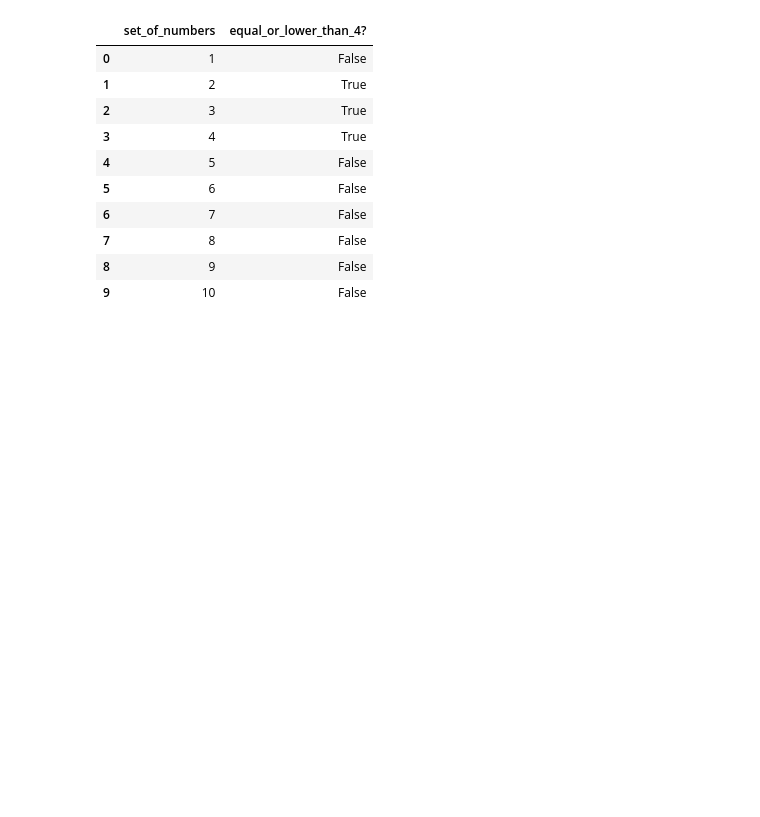
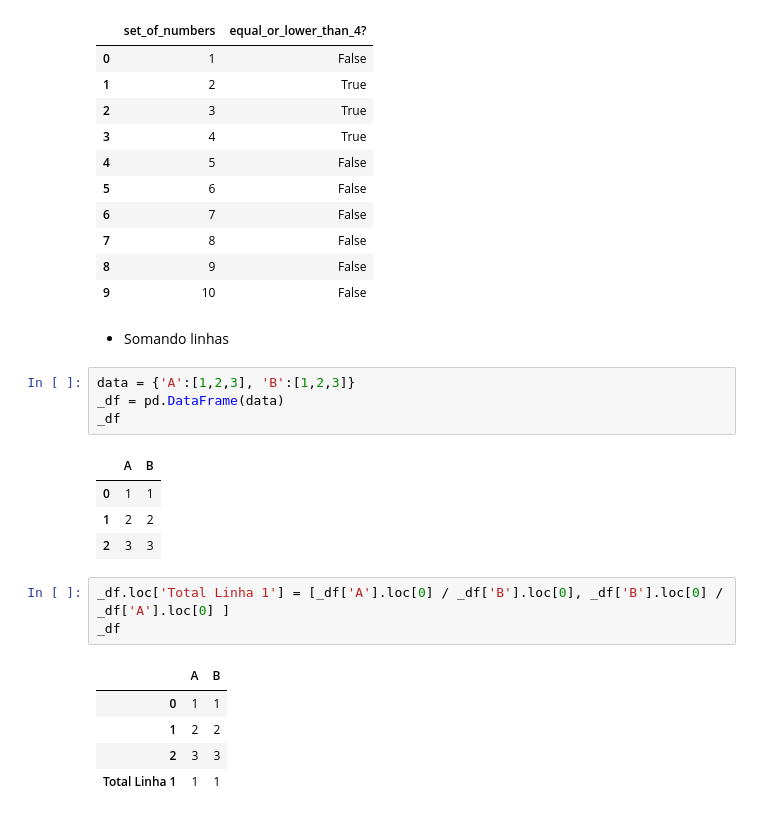
Before and after one commit to alexaugusto23/python_developer, a Jupyter notebook: Planejamento - Lógicas/Scripts e Notebooks/logicas_pyplan.ipynb, the cells around one changed output. Cells and saved outputs as stored; diff of their text form; blank space fills up the shorter version.

```diff
--- a/Planejamento - Lógicas/Scripts e Notebooks/logicas_pyplan.ipynb
+++ b/Planejamento - Lógicas/Scripts e Notebooks/logicas_pyplan.ipynb
@@ -1740,3 +1740,23 @@ See the caveats in the documentation: https://pandas.pydata.org/pandas-docs/stab
 | 7 | 8 | False |
 | 8 | 9 | False |
 | 9 | 10 | False |
+# %% [markdown]
+* Somando linhas
+# %%
+data = {'A':[1,2,3], 'B':[1,2,3]}
+_df = pd.DataFrame(data)
+_df
+# %% [output]
+|  | A | B |
+| 0 | 1 | 1 |
+| 1 | 2 | 2 |
+| 2 | 3 | 3 |
+# %%
+_df.loc['Total Linha 1'] = [_df['A'].loc[0] / _df['B'].loc[0], _df['B'].loc[0] / _df['A'].loc[0] ]
+_df
+# %% [output]
+|  | A | B |
+| 0 | 1 | 1 |
+| 1 | 2 | 2 |
+| 2 | 3 | 3 |
+| Total Linha 1 | 1 | 1 |
```
